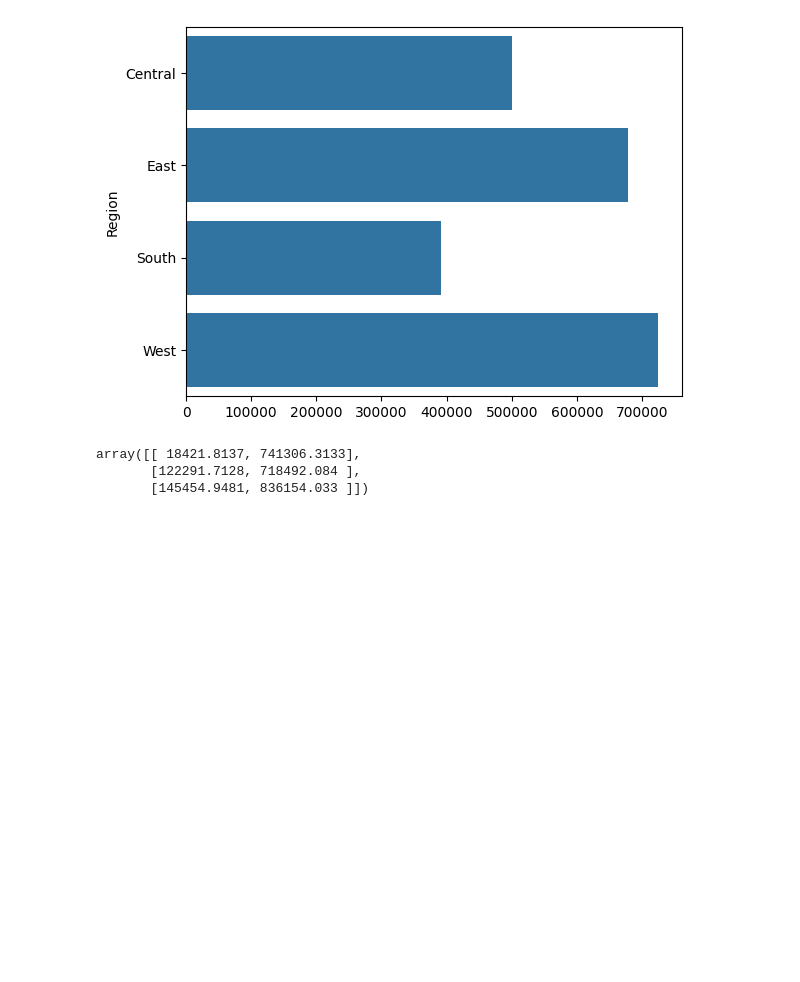
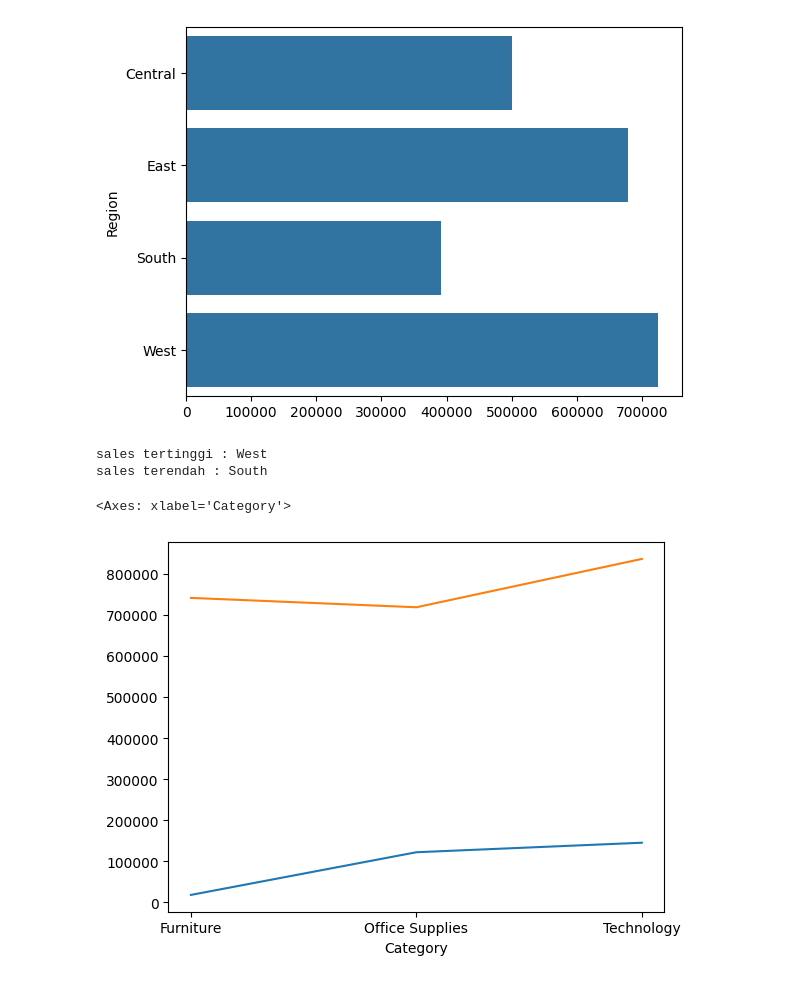
Before and after one commit to agungsuniantara/bootcamp_batch8, a Jupyter notebook: pertemuan14.ipynb, the cells around one changed output. Drawn from its saved outputs; the diff is of its cells as text; code cells hidden in the pictures; blank space fills up the shorter version.

```diff
--- a/pertemuan14.ipynb
+++ b/pertemuan14.ipynb
@@ -159,12 +159,16 @@ sales tertinggi : West
 sales terendah : South
 <Axes: ylabel='Region'>
 [figure]
-# %%
-test = store.groupby("Category")[["Profit", "Sales"]].sum()
-test.values
-# test.values[0:,0]
-# test.values[0:,1]
-# %% [output]
-array([[ 18421.8137, 741306.3133],
-       [122291.7128, 718492.084 ],
-       [145454.9481, 836154.033 ]])
+# %%
+sales = store.groupby("Category")[["Profit", "Sales"]].sum()
+
+print(f"sales tertinggi : {region.idxmax()}")
+print(f"sales terendah : {region.idxmin()}")
+
+sns.lineplot(y = sales.values[0:,0] , x = sales.index)
+sns.lineplot(y = sales.values[0:,1] , x = sales.index)
+# %% [output]
+sales tertinggi : West
+sales terendah : South
+<Axes: xlabel='Category'>
+[figure, added]
```
Also changed, not shown: parts of 5 cells of this notebook.
